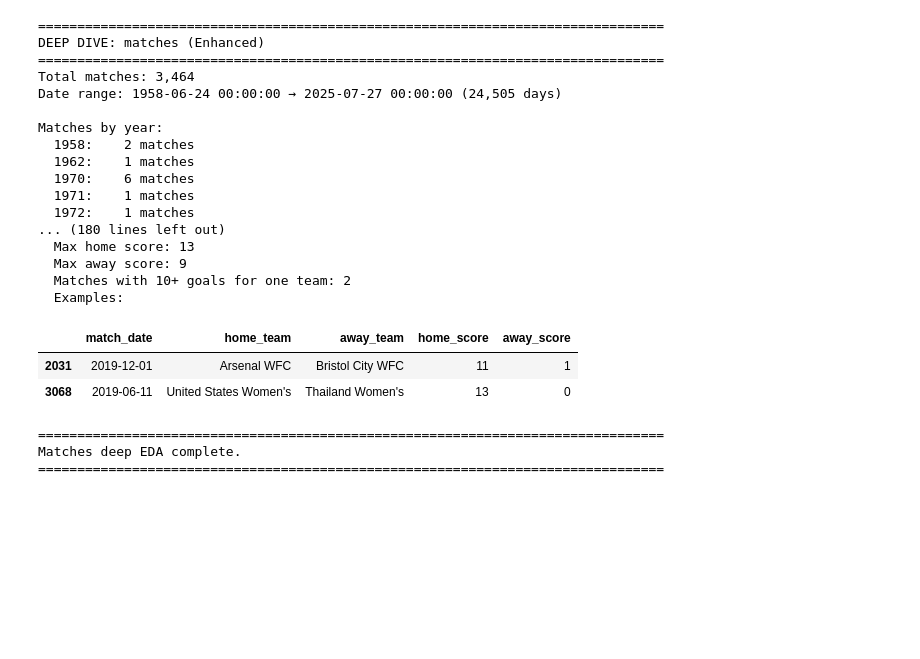
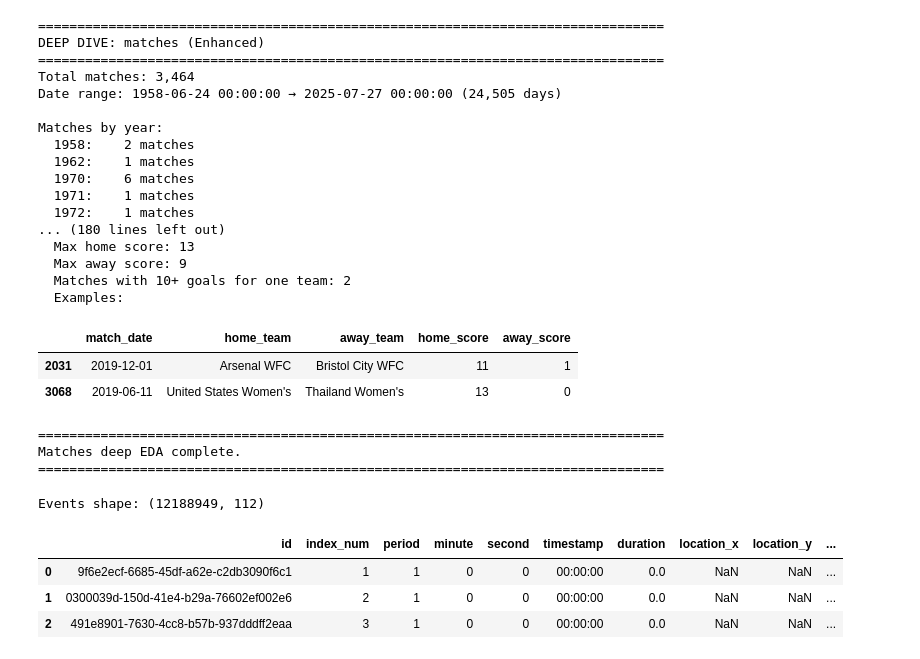
Before and after one commit to soh364/soccer-analytics-capstone-XOh, a Jupyter notebook: notebook/01_data_exploration.ipynb, the cells around one changed output. Saved outputs shown, nothing was run; the diff lists cells and outputs as text; code cells hidden in the pictures; blank space fills up the shorter version.

Commit message:
completed EDA of statsbomb datasets with quality assessment

```diff
--- a/notebook/01_data_exploration.ipynb
+++ b/notebook/01_data_exploration.ipynb
@@ -312,3 +312,19 @@ Matches by year:
 ================================================================================
 Matches deep EDA complete.
 ================================================================================
+# %%
+# Events: one row per event per match
+events_path = DATA_DIR / "events.parquet"
+if not events_path.exists():
+    raise FileNotFoundError(f"Missing {events_path}. Make sure data is downloaded into data/Statsbomb")
+
+events = pd.read_parquet(events_path)
+# Show a compact preview to confirm successful load
+print('Events shape:', events.shape)
+events.head(3)
+# %% [output]
+Events shape: (12188949, 112)
+|  | id | index_num | period | minute | second | timestamp | duration | location_x | location_y | ... |
+| 0 | 9f6e2ecf-6685-45df-a62e-c2db3090f6c1 | 1 | 1 | 0 | 0 | 00:00:00 | 0.0 | NaN | NaN | ... |
+| 1 | 0300039d-150d-41e4-b29a-76602ef002e6 | 2 | 1 | 0 | 0 | 00:00:00 | 0.0 | NaN | NaN | ... |
+| 2 | 491e8901-7630-4cc8-b57b-937dddff2eaa | 3 | 1 | 0 | 0 | 00:00:00 | 0.0 | NaN | NaN | ... |
```
Also changed, not shown: parts of 9 cells of this notebook.
